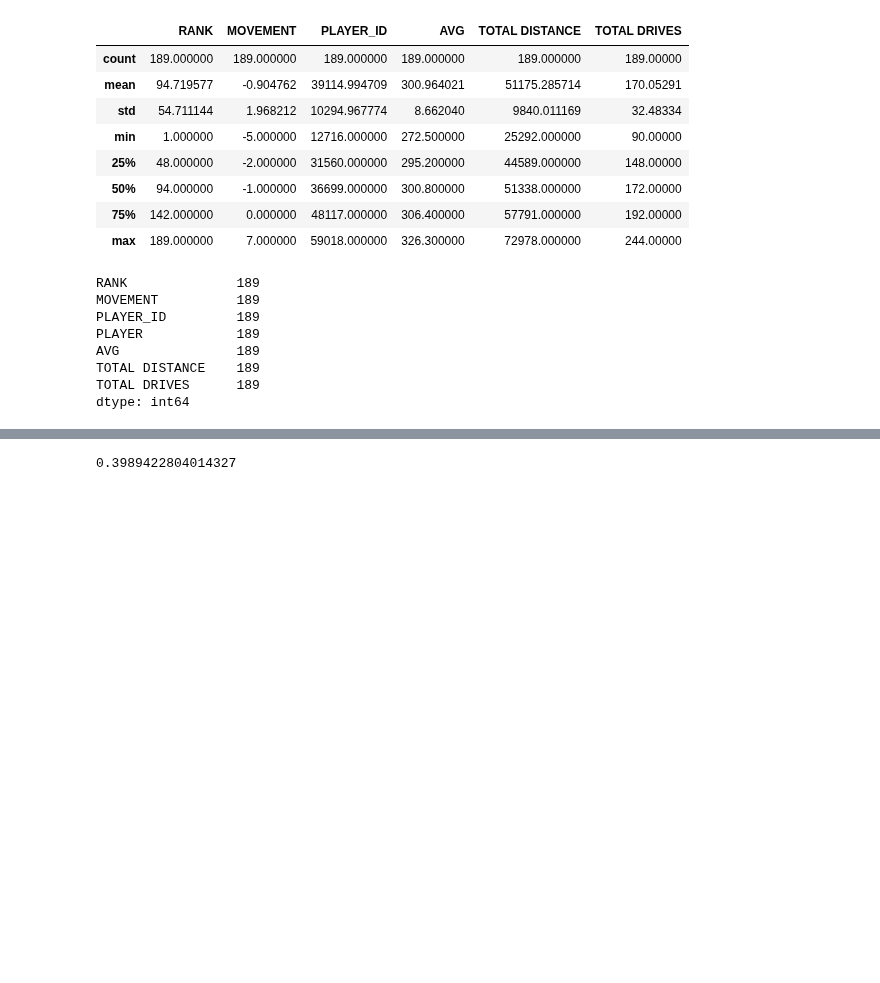
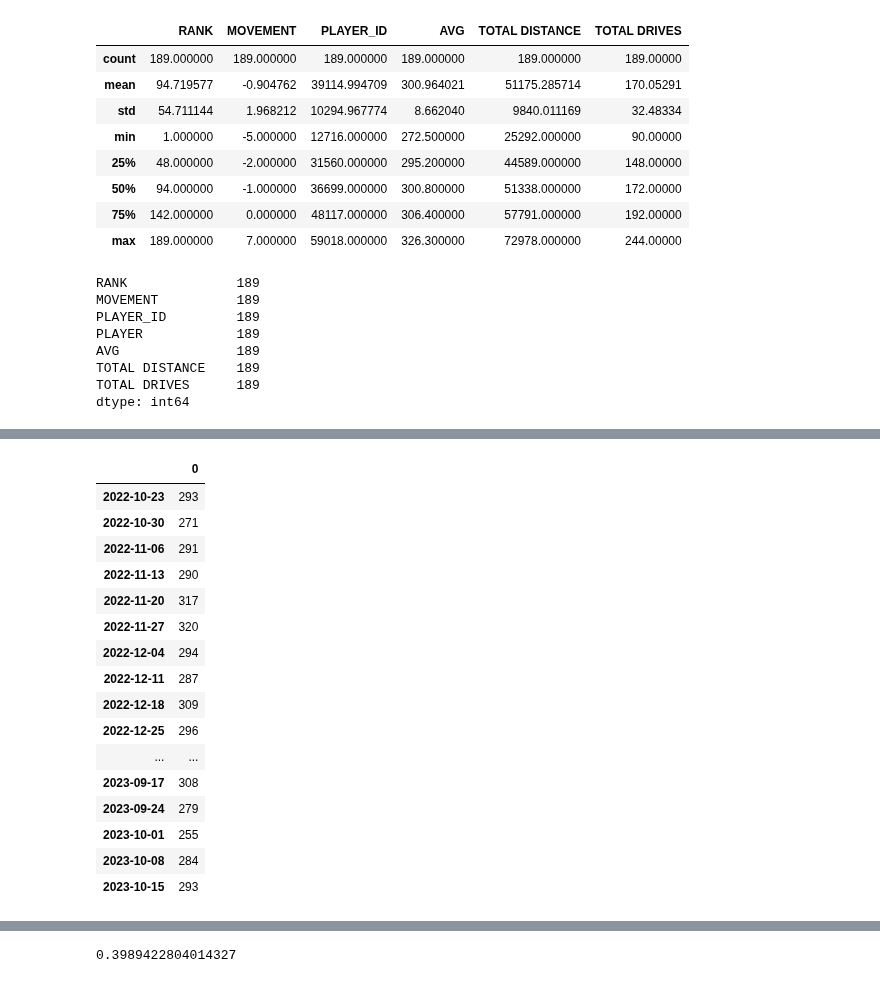
Before and after one commit to mickalleny2k/PfDA_Assignment, a Jupyter notebook: PfDA_Assignment.ipynb, the cells around one changed output, grey strips where cells are left out. Cells and saved outputs as stored; diff of their text form; code cells hidden in the pictures; blank space fills up the shorter version.

```diff
--- a/PfDA_Assignment.ipynb
+++ b/PfDA_Assignment.ipynb
@@ -274,0 +341,4 @@ plt.show()
+# %%
+dti = pd.date_range("2022-10-23", periods=52, freq="W")
+len(dti)
+dti
@@ -274,0 +360,23 @@ plt.show()
+# %%
+rng = np.random.default_rng()
+d = rng.poisson(mu, len(dti))
+df = pd.DataFrame(data=d, index = dti)
+df
+# %% [output]
+|  | 0 |
+| 2022-10-23 | 293 |
+| 2022-10-30 | 271 |
+| 2022-11-06 | 291 |
+| 2022-11-13 | 290 |
+| 2022-11-20 | 317 |
+| 2022-11-27 | 320 |
+| 2022-12-04 | 294 |
+| 2022-12-11 | 287 |
+| 2022-12-18 | 309 |
+| 2022-12-25 | 296 |
+| ... | ... |
+| 2023-09-17 | 308 |
+| 2023-09-24 | 279 |
+| 2023-10-01 | 255 |
+| 2023-10-08 | 284 |
+| 2023-10-15 | 293 |
```
Also changed, not shown: parts of 35 cells of this notebook, 3 other files.
